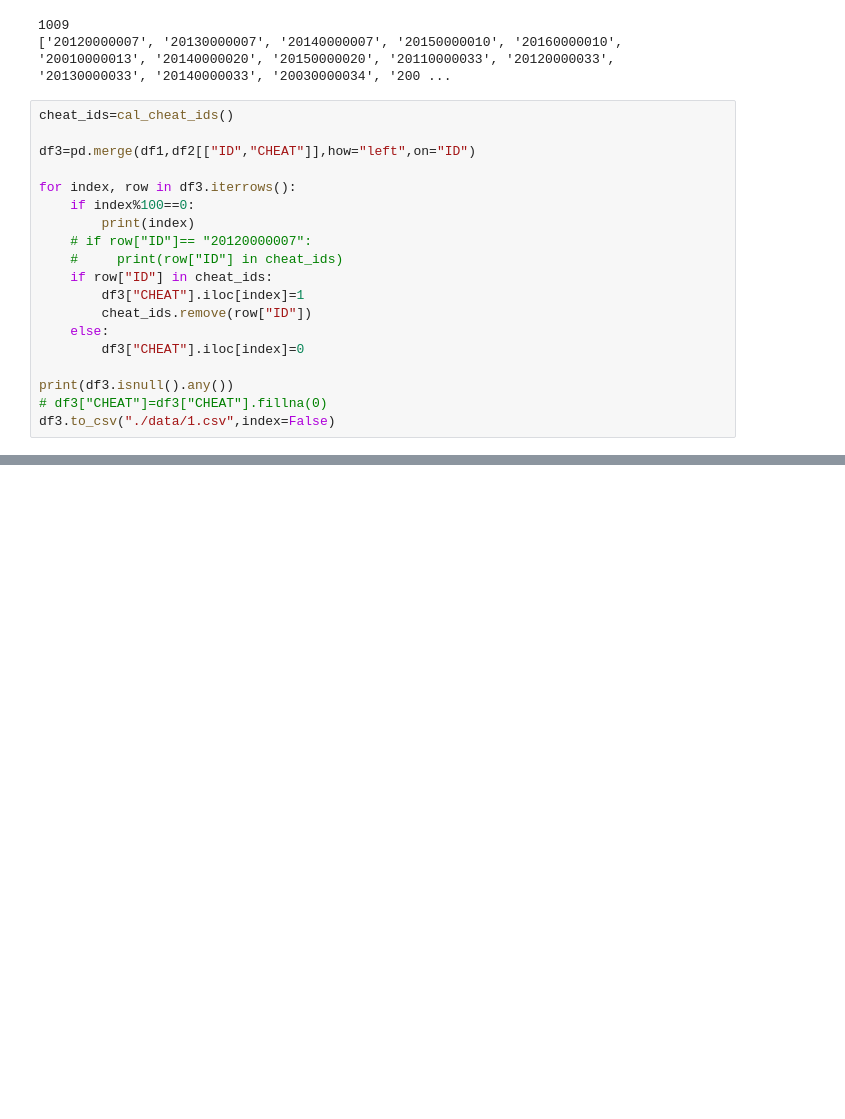
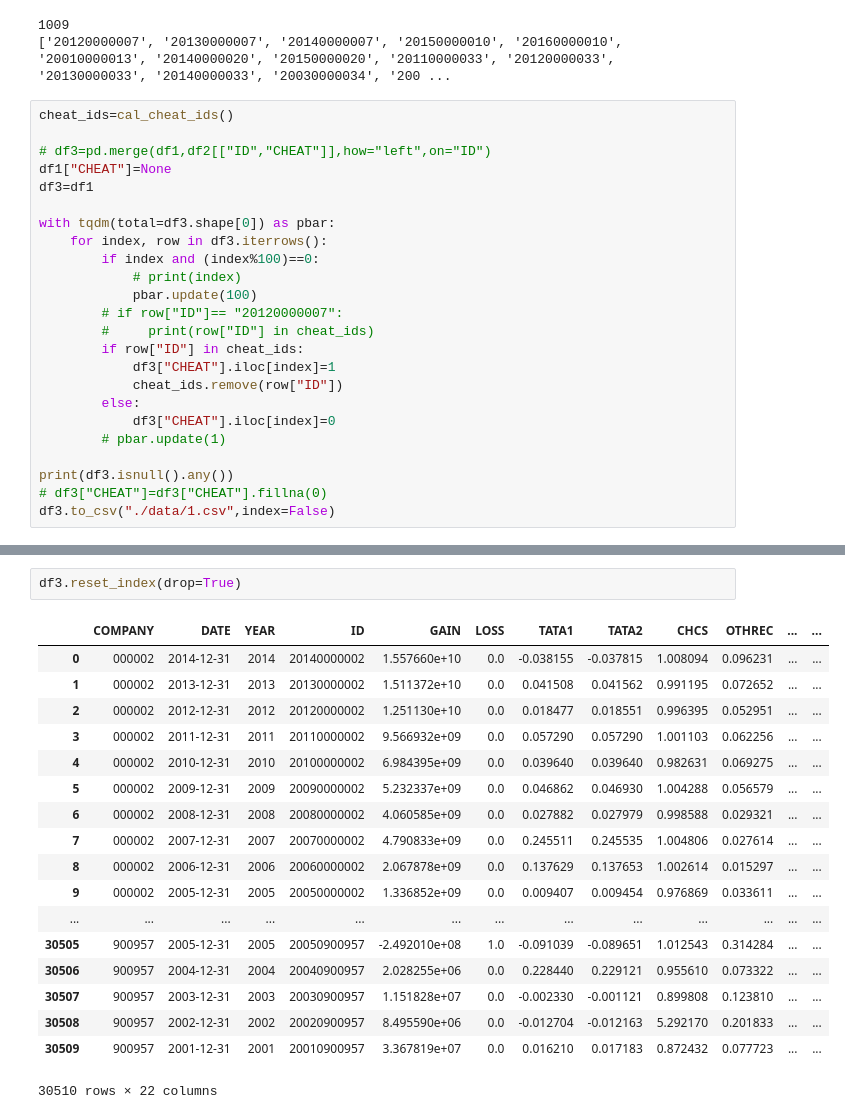
Before and after one commit to aizf/predicting_financial_fraud, a Jupyter notebook: excel2csv.ipynb, the cells around one changed output, grey strips where cells are left out. Cells and saved outputs as stored; diff of their text form; blank space fills up the shorter version.

```diff
--- a/excel2csv.ipynb
+++ b/excel2csv.ipynb
@@ -74,18 +75,23 @@ print(cheat_ids[:50])
 # %%
 cheat_ids=cal_cheat_ids()
 
-df3=pd.merge(df1,df2[["ID","CHEAT"]],how="left",on="ID")
+# df3=pd.merge(df1,df2[["ID","CHEAT"]],how="left",on="ID")
+df1["CHEAT"]=None
+df3=df1
 
-for index, row in df3.iterrows():
-    if index%100==0:
-        print(index)
-    # if row["ID"]== "20120000007":
-    #     print(row["ID"] in cheat_ids)
-    if row["ID"] in cheat_ids:
-        df3["CHEAT"].iloc[index]=1
-        cheat_ids.remove(row["ID"])
-    else:
-        df3["CHEAT"].iloc[index]=0
+with tqdm(total=df3.shape[0]) as pbar:
+    for index, row in df3.iterrows():
+        if index and (index%100)==0:
+            # print(index)
+            pbar.update(100)
+        # if row["ID"]== "20120000007":
+        #     print(row["ID"] in cheat_ids)
+        if row["ID"] in cheat_ids:
+            df3["CHEAT"].iloc[index]=1
+            cheat_ids.remove(row["ID"])
+        else:
+            df3["CHEAT"].iloc[index]=0
+        # pbar.update(1)
 
 print(df3.isnull().any())
 # df3["CHEAT"]=df3["CHEAT"].fillna(0)
@@ -114,0 +103,21 @@ df3[df3["CHEAT"]==1].shape
+# %%
+df3.reset_index(drop=True)
+# %% [output]
+|  | COMPANY | DATE | YEAR | ID | GAIN | LOSS | TATA1 | TATA2 | CHCS | OTHREC | ... | ... |
+| 0 | 000002 | 2014-12-31 | 2014 | 20140000002 | 1.557660e+10 | 0.0 | -0.038155 | -0.037815 | 1.008094 | 0.096231 | ... | ... |
+| 1 | 000002 | 2013-12-31 | 2013 | 20130000002 | 1.511372e+10 | 0.0 | 0.041508 | 0.041562 | 0.991195 | 0.072652 | ... | ... |
+| 2 | 000002 | 2012-12-31 | 2012 | 20120000002 | 1.251130e+10 | 0.0 | 0.018477 | 0.018551 | 0.996395 | 0.052951 | ... | ... |
+| 3 | 000002 | 2011-12-31 | 2011 | 20110000002 | 9.566932e+09 | 0.0 | 0.057290 | 0.057290 | 1.001103 | 0.062256 | ... | ... |
+| 4 | 000002 | 2010-12-31 | 2010 | 20100000002 | 6.984395e+09 | 0.0 | 0.039640 | 0.039640 | 0.982631 | 0.069275 | ... | ... |
+| 5 | 000002 | 2009-12-31 | 2009 | 20090000002 | 5.232337e+09 | 0.0 | 0.046862 | 0.046930 | 1.004288 | 0.056579 | ... | ... |
+| 6 | 000002 | 2008-12-31 | 2008 | 20080000002 | 4.060585e+09 | 0.0 | 0.027882 | 0.027979 | 0.998588 | 0.029321 | ... | ... |
+| 7 | 000002 | 2007-12-31 | 2007 | 20070000002 | 4.790833e+09 | 0.0 | 0.245511 | 0.245535 | 1.004806 | 0.027614 | ... | ... |
+| 8 | 000002 | 2006-12-31 | 2006 | 20060000002 | 2.067878e+09 | 0.0 | 0.137629 | 0.137653 | 1.002614 | 0.015297 | ... | ... |
+| 9 | 000002 | 2005-12-31 | 2005 | 20050000002 | 1.336852e+09 | 0.0 | 0.009407 | 0.009454 | 0.976869 | 0.033611 | ... | ... |
+| ... | ... | ... | ... | ... | ... | ... | ... | ... | ... | ... | ... | ... |
+| 30505 | 900957 | 2005-12-31 | 2005 | 20050900957 | -2.492010e+08 | 1.0 | -0.091039 | -0.089651 | 1.012543 | 0.314284 | ... | ... |
+| 30506 | 900957 | 2004-12-31 | 2004 | 20040900957 | 2.028255e+06 | 0.0 | 0.228440 | 0.229121 | 0.955610 | 0.073322 | ... | ... |
+| 30507 | 900957 | 2003-12-31 | 2003 | 20030900957 | 1.151828e+07 | 0.0 | -0.002330 | -0.001121 | 0.899808 | 0.123810 | ... | ... |
+| 30508 | 900957 | 2002-12-31 | 2002 | 20020900957 | 8.495590e+06 | 0.0 | -0.012704 | -0.012163 | 5.292170 | 0.201833 | ... | ... |
+| 30509 | 900957 | 2001-12-31 | 2001 | 20010900957 | 3.367819e+07 | 0.0 | 0.016210 | 0.017183 | 0.872432 | 0.077723 | ... | ... |
+30510 rows × 22 columns
```
Also changed, not shown: parts of 5 cells of this notebook, 16 other files.
